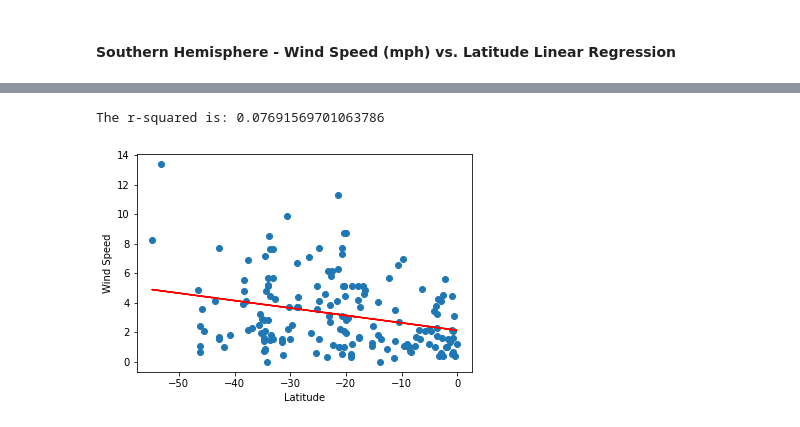
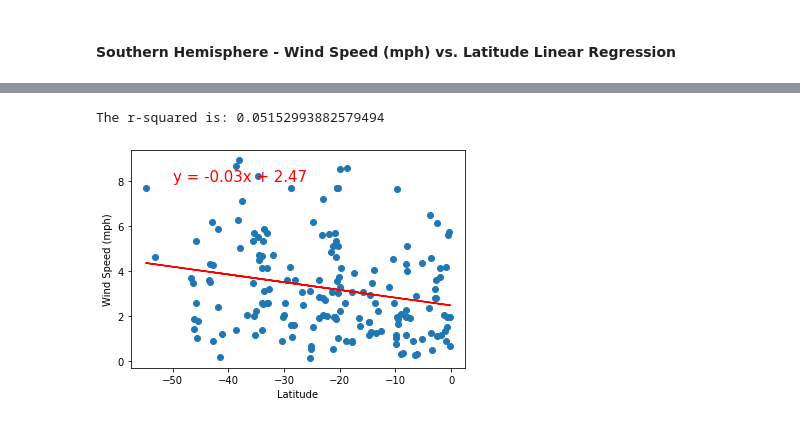
Before and after one commit to michaeldunneMD17/Assignment-6---Whats-The-Weather-Like-, a Jupyter notebook: WeatherPy/WeatherPy_Data Analysis.ipynb, the cells around one changed output, grey strips where cells are left out. Cells and saved outputs as stored; diff of their text form; code cells hidden in the pictures.

```diff
--- a/WeatherPy/WeatherPy_Data Analysis.ipynb
+++ b/WeatherPy/WeatherPy_Data Analysis.ipynb
@@ -187,3 +187,5 @@ weather_data.describe()
+# %%
+weather_data= pd.read_csv("Weather_Data.csv")
 # %%
 #  Get the indices of cities that have humidity over 100%.
 humid_city_data = weather_data[(weather_data["Humidity"] > 100)].index
@@ -302,7 +312,7 @@ def plot_linear_regression(x_values, y_values, title, text_coordinates):
     plt.show()
 # %%
 # Create Northern and Southern Hemisphere DataFrames
-northern_hemi_df = weather_data.loc[(weather_data["Lat"] >= 0)]
-southern_hemi_df = weather_data.loc[(weather_data["Lat"] < 0)]
+northern_hem_df = weather_data.loc[(weather_data["Lat"] >= 0)]
+southern_hem_df = weather_data.loc[(weather_data["Lat"] < 0)]
 # %% [markdown]
 ####  Northern Hemisphere - Max Temp vs. Latitude Linear Regression
@@ -376,8 +404,8 @@ The r-squared is: 0.0012495033424728278
 # %%
 # Southern Hemisphere
-x_values = southern_hemi_df["Lat"]
-y_values = southern_hemi_df["Wind Speed"]
-plot_linear_regression(x_values, y_values, 'Wind Speed', (-50, 20))
+x_values = southern_hem_df["Lat"]
+y_values = southern_hem_df["Wind Speed"]
+plot_linear_regression(x_values, y_values, 'Wind Speed (mph)', (-50, 8))
 # %% [output]
-The r-squared is: 0.07691569701063786
+The r-squared is: 0.05152993882579494
-[figure, old version]
+[figure, new version]
```
Also changed, not shown: parts of 27 cells of this notebook.
